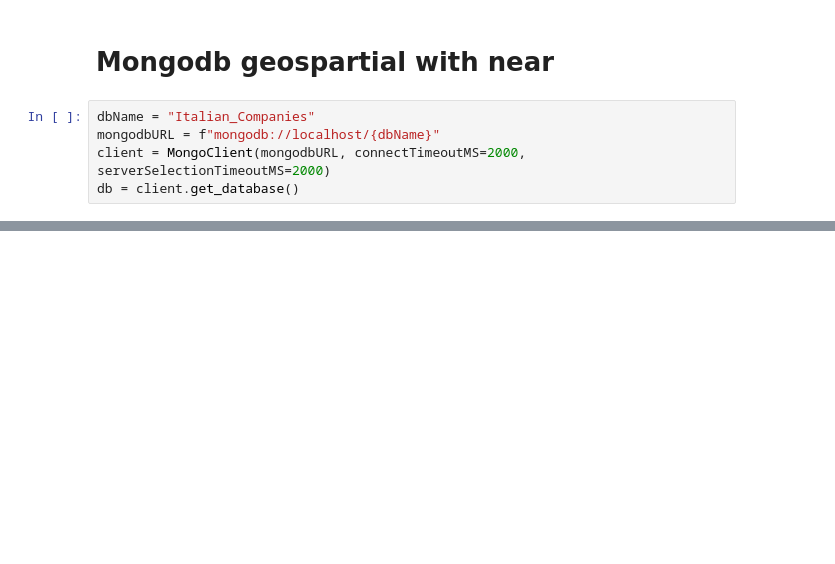
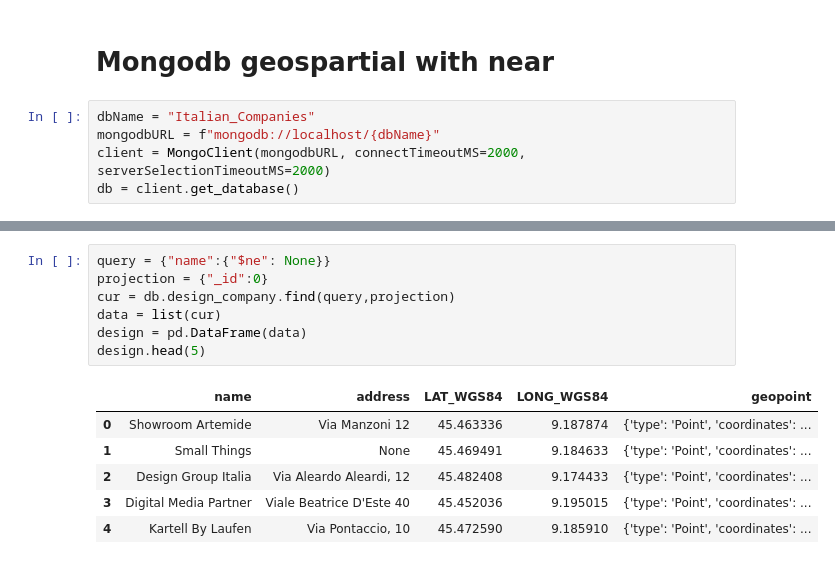
Before and after one commit to must4in3/3-geospartial-data-project, a Jupyter notebook: Results, GeoQueries and Data Visualization.ipynb, the cells around one changed output, grey strips where cells are left out. Saved outputs shown, nothing was run; the diff lists cells and outputs as text; blank space fills up the shorter version.

```diff
--- a/Results, GeoQueries and Data Visualization.ipynb
+++ b/Results, GeoQueries and Data Visualization.ipynb
@@ -33,0 +64,14 @@ db = client.get_database()
+# %%
+query = {"name":{"$ne": None}}
+projection = {"_id":0}
+cur = db.design_company.find(query,projection)
+data = list(cur)
+design = pd.DataFrame(data)
+design.head(5)
+# %% [output]
+|  | name | address | LAT_WGS84 | LONG_WGS84 | geopoint |
+| 0 | Showroom Artemide | Via Manzoni 12 | 45.463336 | 9.187874 | {'type': 'Point', 'coordinates': ... |
+| 1 | Small Things | None | 45.469491 | 9.184633 | {'type': 'Point', 'coordinates': ... |
+| 2 | Design Group Italia | Via Aleardo Aleardi, 12 | 45.482408 | 9.174433 | {'type': 'Point', 'coordinates': ... |
+| 3 | Digital Media Partner | Viale Beatrice D'Este 40 | 45.452036 | 9.195015 | {'type': 'Point', 'coordinates': ... |
+| 4 | Kartell By Laufen | Via Pontaccio, 10 | 45.472590 | 9.185910 | {'type': 'Point', 'coordinates': ... |
```
Also changed, not shown: parts of 16 cells of this notebook, 2 other files.
